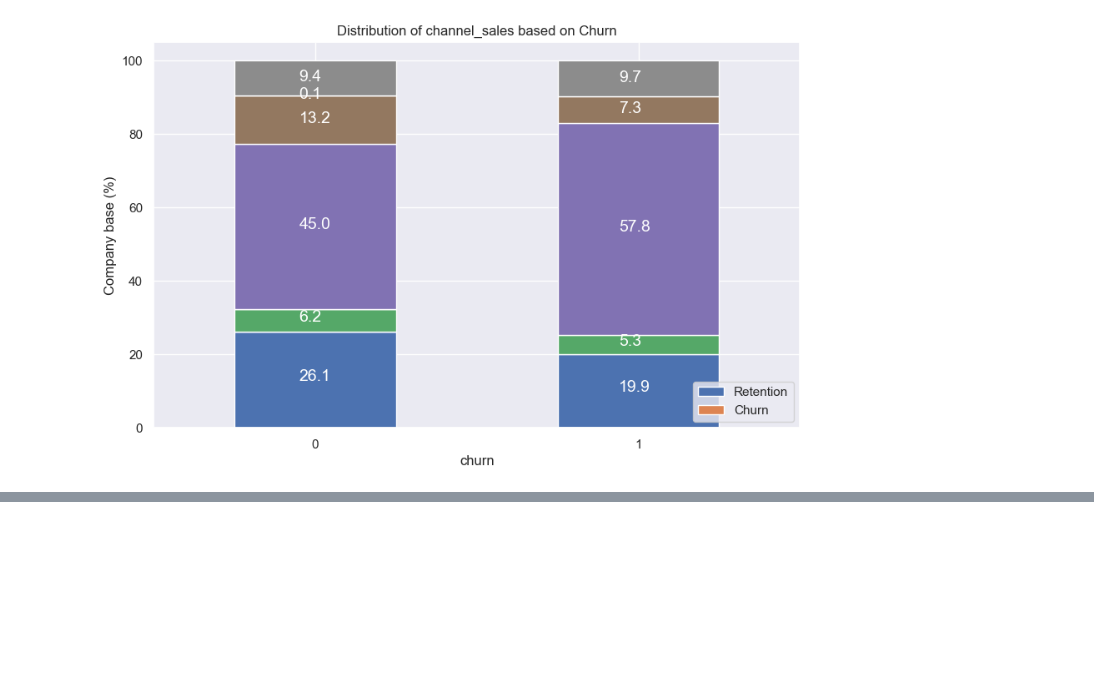
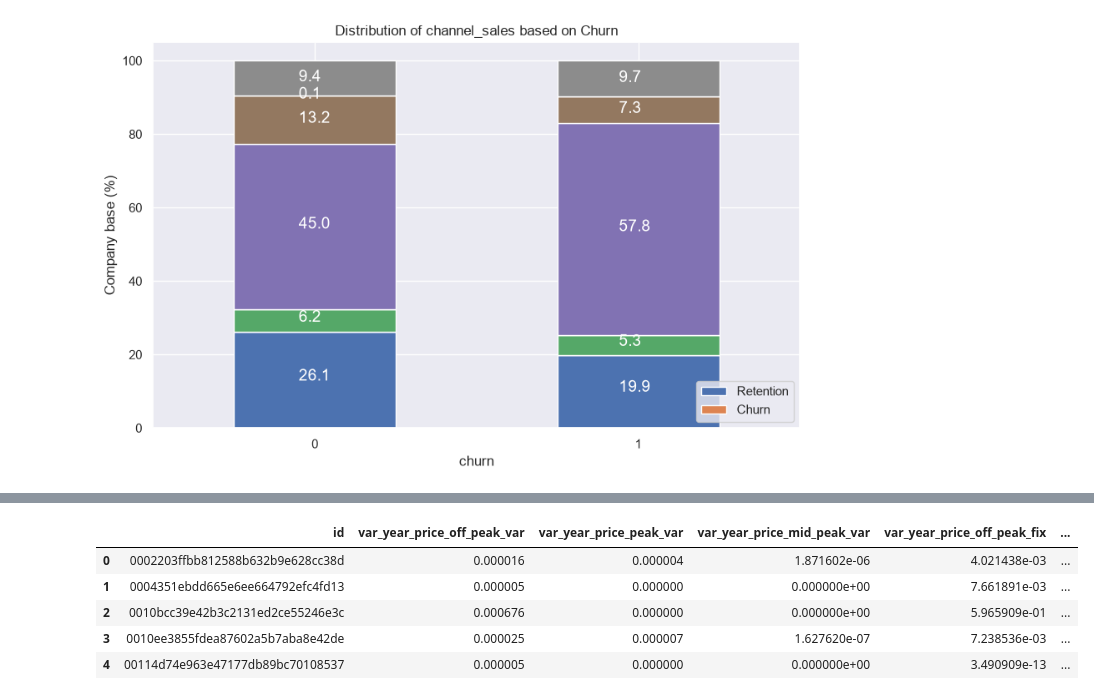
Before and after one commit to melvinmathew9991/BCGX_Project, a Jupyter notebook: notebooks/01_eda_visualisation.ipynb, the cells around one changed output, grey strips where cells are left out. Drawn from its saved outputs; the diff is of its cells as text; code cells hidden in the pictures; blank space fills up the shorter version.

```diff
--- a/notebooks/01_eda_visualisation.ipynb
+++ b/notebooks/01_eda_visualisation.ipynb
@@ -288,0 +305,35 @@ plot_categorical_column_churn(client_df, 'channel_sales')
+# %%
+price_df['price_date'] = pd.to_datetime(price_df['price_date'], format='%Y-%m-%d')
+
+price_cols = [
+    'price_off_peak_var', 'price_peak_var', 'price_mid_peak_var',
+    'price_off_peak_fix', 'price_peak_fix', 'price_mid_peak_fix'
+]
+
+# Variance of each price component per client, across the full year...
+var_year = price_df.groupby('id')[price_cols].var()
+var_year.columns = ['var_year_' + c for c in var_year.columns]
+
+# ...and across the last 6 months only
+price_df_h2 = price_df[price_df['price_date'].dt.month > 6]
+var_6m = price_df_h2.groupby('id')[price_cols].var()
+var_6m.columns = ['var_6m_' + c for c in var_6m.columns]
+
+price_sensitivity = var_year.join(var_6m).reset_index()
+
+# Combined (variable + fixed) variance per period
+for period in ['off_peak', 'peak', 'mid_peak']:
+    for window in ['year', '6m']:
+        price_sensitivity[f'var_{window}_price_{period}'] = (
+            price_sensitivity[f'var_{window}_price_{period}_var']
+            + price_sensitivity[f'var_{window}_price_{period}_fix']
+        )
+
+price_sensitivity.head()
+# %% [output]
+|  | id | var_year_price_off_peak_var | var_year_price_peak_var | var_year_price_mid_peak_var | var_year_price_off_peak_fix | ... |
+| 0 | 0002203ffbb812588b632b9e628cc38d | 0.000016 | 0.000004 | 1.871602e-06 | 4.021438e-03 | ... |
+| 1 | 0004351ebdd665e6ee664792efc4fd13 | 0.000005 | 0.000000 | 0.000000e+00 | 7.661891e-03 | ... |
+| 2 | 0010bcc39e42b3c2131ed2ce55246e3c | 0.000676 | 0.000000 | 0.000000e+00 | 5.965909e-01 | ... |
+| 3 | 0010ee3855fdea87602a5b7aba8e42de | 0.000025 | 0.000007 | 1.627620e-07 | 7.238536e-03 | ... |
+| 4 | 00114d74e963e47177db89bc70108537 | 0.000005 | 0.000000 | 0.000000e+00 | 3.490909e-13 | ... |
```
Also changed, not shown: parts of 10 cells of this notebook, 7 other files.
